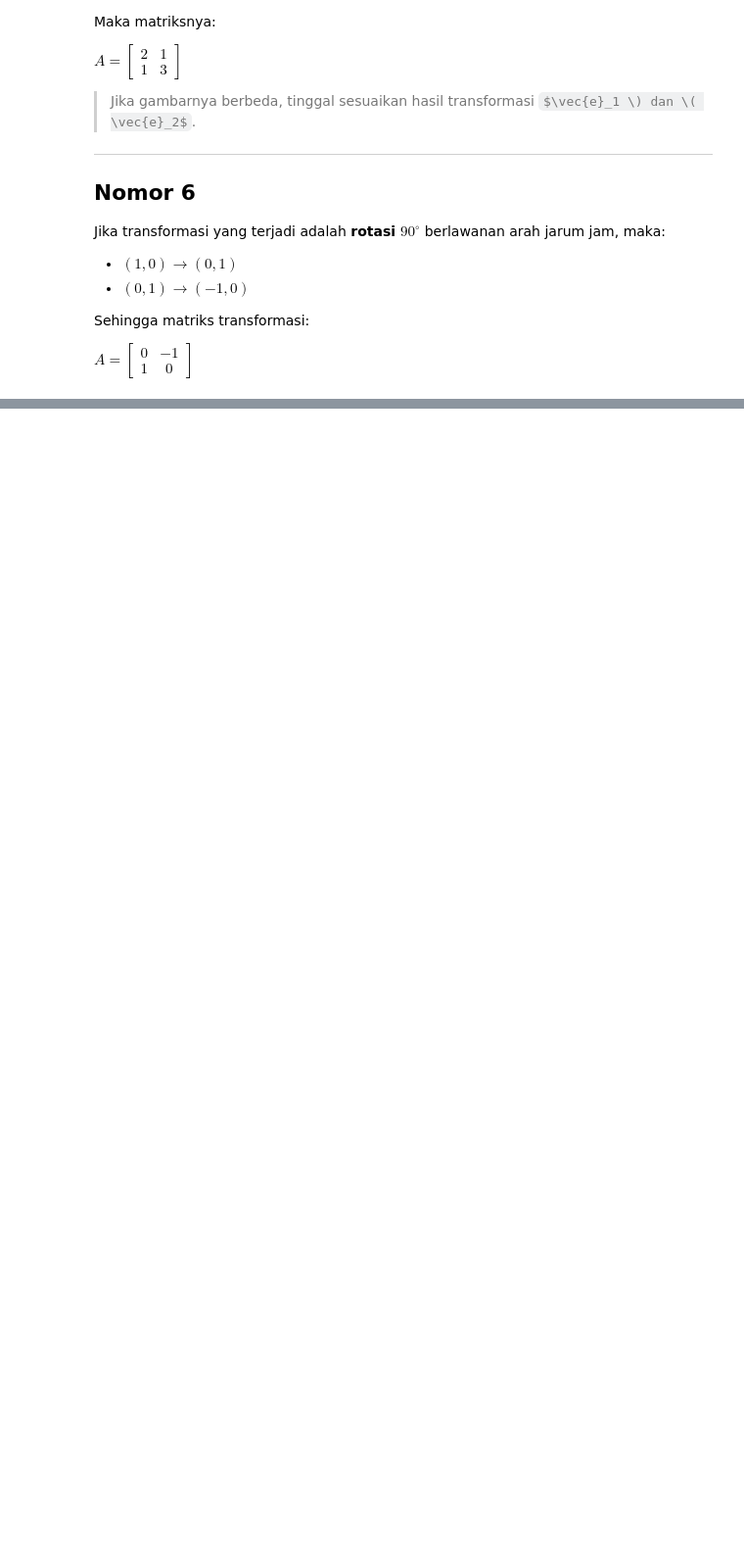
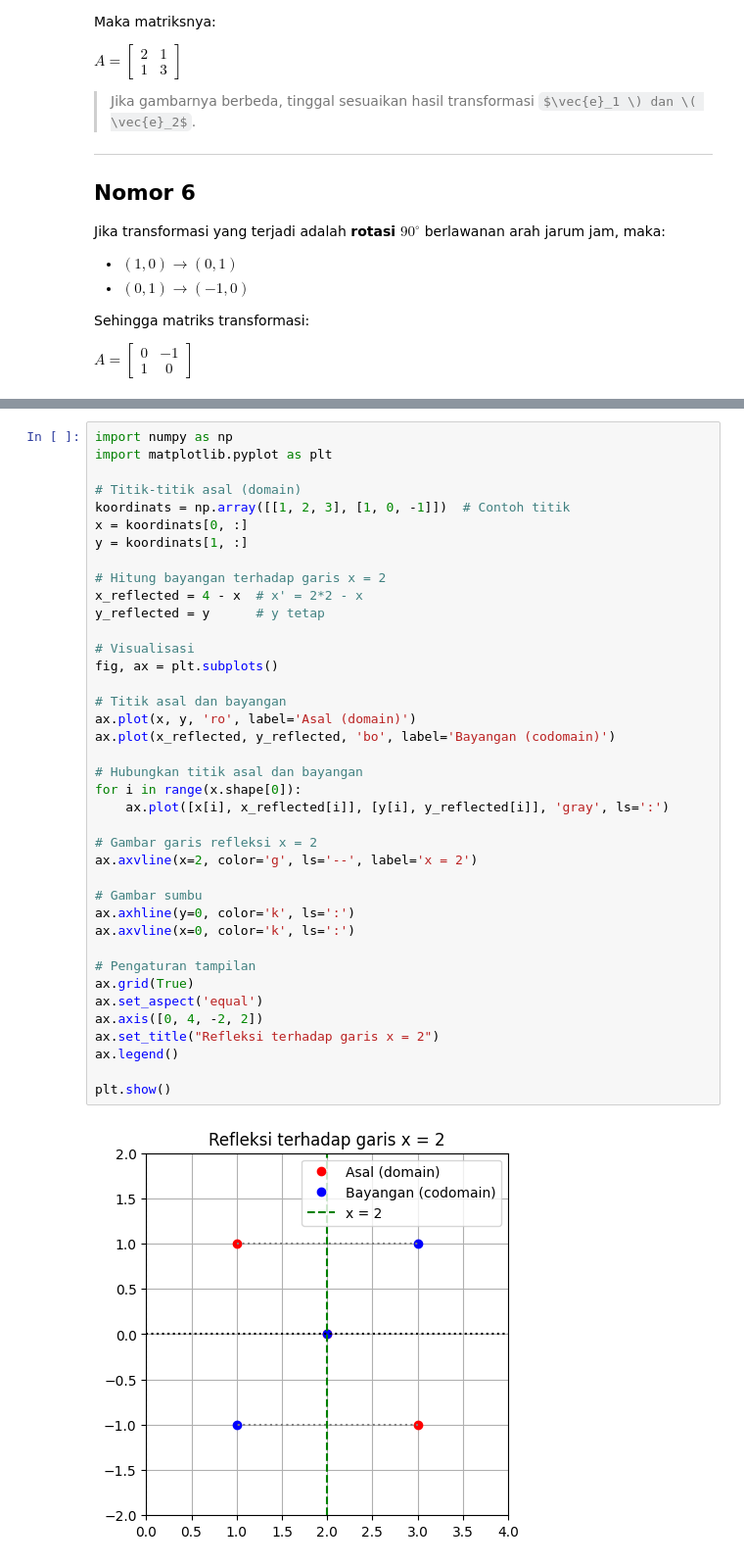
Before and after one commit to RadenRindaOrizaRamadhani/kalll, a Jupyter notebook: _sources/notebooks.ipynb, the cells around one changed output, grey strips where cells are left out. Shown at 98% size. Drawn from its saved outputs; the diff is of its cells as text; some formulas as TeX source; blank space fills up the shorter version.

```diff
--- a/_sources/notebooks.ipynb
+++ b/_sources/notebooks.ipynb
@@ -701,0 +917,41 @@ Berikut tampilan geogebra nya:
+# %%
+import numpy as np
+import matplotlib.pyplot as plt
+
+# Titik-titik asal (domain)
+koordinats = np.array([[1, 2, 3], [1, 0, -1]])  # Contoh titik
+x = koordinats[0, :]
+y = koordinats[1, :]
+
+# Hitung bayangan terhadap garis x = 2
+x_reflected = 4 - x  # x' = 2*2 - x
+y_reflected = y      # y tetap
+
+# Visualisasi
+fig, ax = plt.subplots()
+
+# Titik asal dan bayangan
+ax.plot(x, y, 'ro', label='Asal (domain)')
+ax.plot(x_reflected, y_reflected, 'bo', label='Bayangan (codomain)')
+
+# Hubungkan titik asal dan bayangan
+for i in range(x.shape[0]):
+    ax.plot([x[i], x_reflected[i]], [y[i], y_reflected[i]], 'gray', ls=':')
+
+# Gambar garis refleksi x = 2
+ax.axvline(x=2, color='g', ls='--', label='x = 2')
+
+# Gambar sumbu
+ax.axhline(y=0, color='k', ls=':')
+ax.axvline(x=0, color='k', ls=':')
+
+# Pengaturan tampilan
+ax.grid(True)
+ax.set_aspect('equal')
+ax.axis([0, 4, -2, 2])
+ax.set_title("Refleksi terhadap garis x = 2")
+ax.legend()
+
+plt.show()
+# %% [output]
+[figure, added]
```
Also changed, not shown: parts of 20 cells of this notebook, 14 other files.
